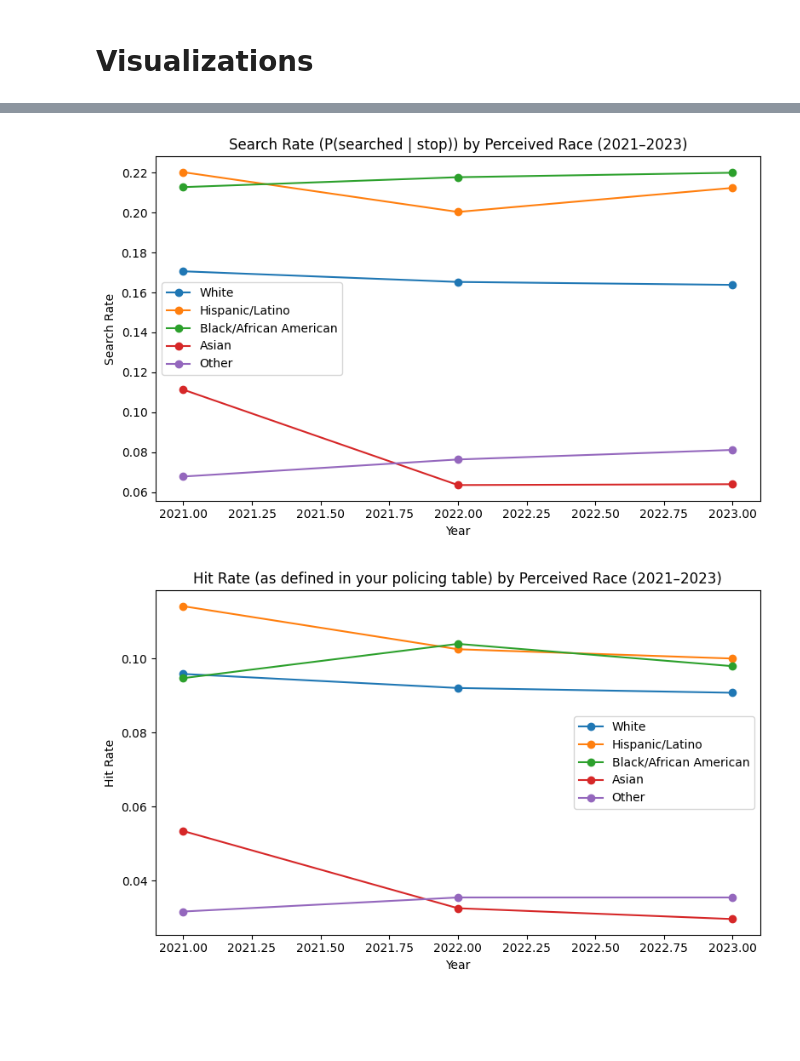
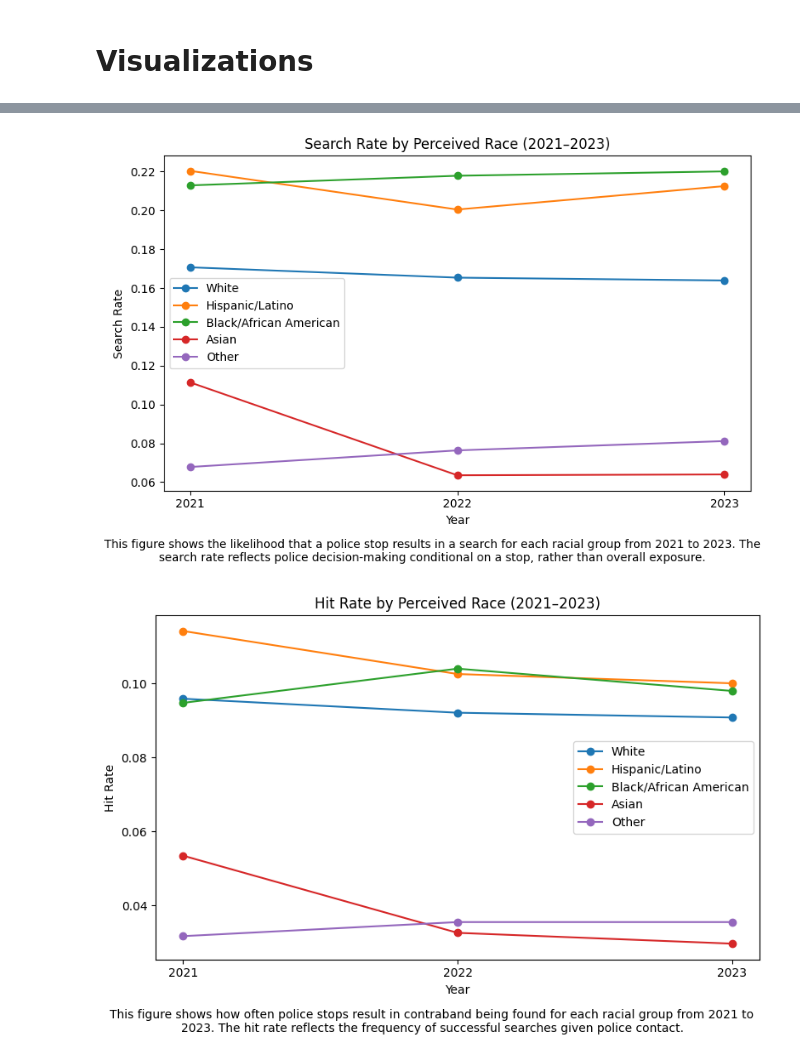
Before and after one commit to laurenbchu/honors-thesis, a Jupyter notebook: notebooks/Data_Analysis.ipynb, the cells around one changed output, grey strips where cells are left out. Drawn from its saved outputs; the diff is of its cells as text; code cells hidden in the pictures; blank space fills up the shorter version.

```diff
--- a/notebooks/Data_Analysis.ipynb
+++ b/notebooks/Data_Analysis.ipynb
@@ -375,12 +377,22 @@ def finish_plot(filename=None):
 plt.figure(figsize=(8, 5))
 for race in race_order:
     d = analysis[analysis["Perceived Race"] == race].sort_values("Year")
-    if len(d) > 0:
-        plt.plot(d["Year"], d["Stops per 1,000"], marker="o", label=race)
+    plt.plot(d["Year"], d["Stops per 1,000"], marker="o", label=race)
 
 plt.title("Stops per 1,000 Residents by Perceived Race (2021–2023)")
 plt.xlabel("Year")
 plt.ylabel("Stops per 1,000 (2020 Census baseline)")
 plt.legend()
+
+plt.figtext(
+    0.5, -0.05,
+    "This figure shows how often people in each racial group are stopped overall in Orange County from 2021 to 2023. "
+    "Rates are expressed as stops per 1,000 residents, which adjusts for differences in population sizes.",
+    ha="center",
+    fontsize=10,
+    wrap=True
+)
+
+plt.xticks([2021, 2022, 2023])
 finish_plot("01_stops_per_1000_trend.png")
 # %% [output]
@@ -404,19 +428,31 @@ finish_plot("02_searches_per_1000_trend.png")
 # %%
 # Decision-making over time: Search Rate (line chart)
+# Shows how often police choose to search ONCE A STOP HAS ALREADY HAPPENED
 
 plt.figure(figsize=(8, 5))
 for race in race_order:
     d = analysis[analysis["Perceived Race"] == race].sort_values("Year")
     if len(d) > 0:
         plt.plot(d["Year"], d["Search Rate"], marker="o", label=race)
 
-plt.title("Search Rate (P(searched | stop)) by Perceived Race (2021–2023)")
+plt.title("Search Rate by Perceived Race (2021–2023)")
 plt.xlabel("Year")
 plt.ylabel("Search Rate")
 plt.legend()
+
+plt.figtext(
+    0.5, -0.05,
+    "This figure shows the likelihood that a police stop results in a search for each racial group from 2021 to 2023. "
+    "The search rate reflects police decision-making conditional on a stop, rather than overall exposure.",
+    ha="center",
+    fontsize=10,
+    wrap=True
+)
+
+plt.xticks([2021, 2022, 2023])
 finish_plot("03_search_rate_trend.png")
 # %% [output]
-[figure, old version]
+[figure, new version]
 # %%
 # Decision-making over time: Hit Rate (line chart)
 
@@ -426,13 +462,24 @@ for race in race_order:
     if len(d) > 0:
         plt.plot(d["Year"], d["Hit Rate"], marker="o", label=race)
 
-plt.title("Hit Rate (as defined in your policing table) by Perceived Race (2021–2023)")
+plt.title("Hit Rate by Perceived Race (2021–2023)")
 plt.xlabel("Year")
 plt.ylabel("Hit Rate")
 plt.legend()
+
+plt.figtext(
+    0.5, -0.05,
+    "This figure shows how often police stops result in contraband being found for each racial group from 2021 to 2023. "
+    "The hit rate reflects the frequency of successful searches given police contact.",
+    ha="center",
+    fontsize=10,
+    wrap=True
+)
+
+plt.xticks([2021, 2022, 2023])
 finish_plot("04_hit_rate_trend.png")
 # %% [output]
-[figure, old version]
+[figure, new version]
 # %%
 # Mismatch over time: Search–Hit Gap (line chart)
 
```
Also changed, not shown: parts of 10 cells of this notebook.
